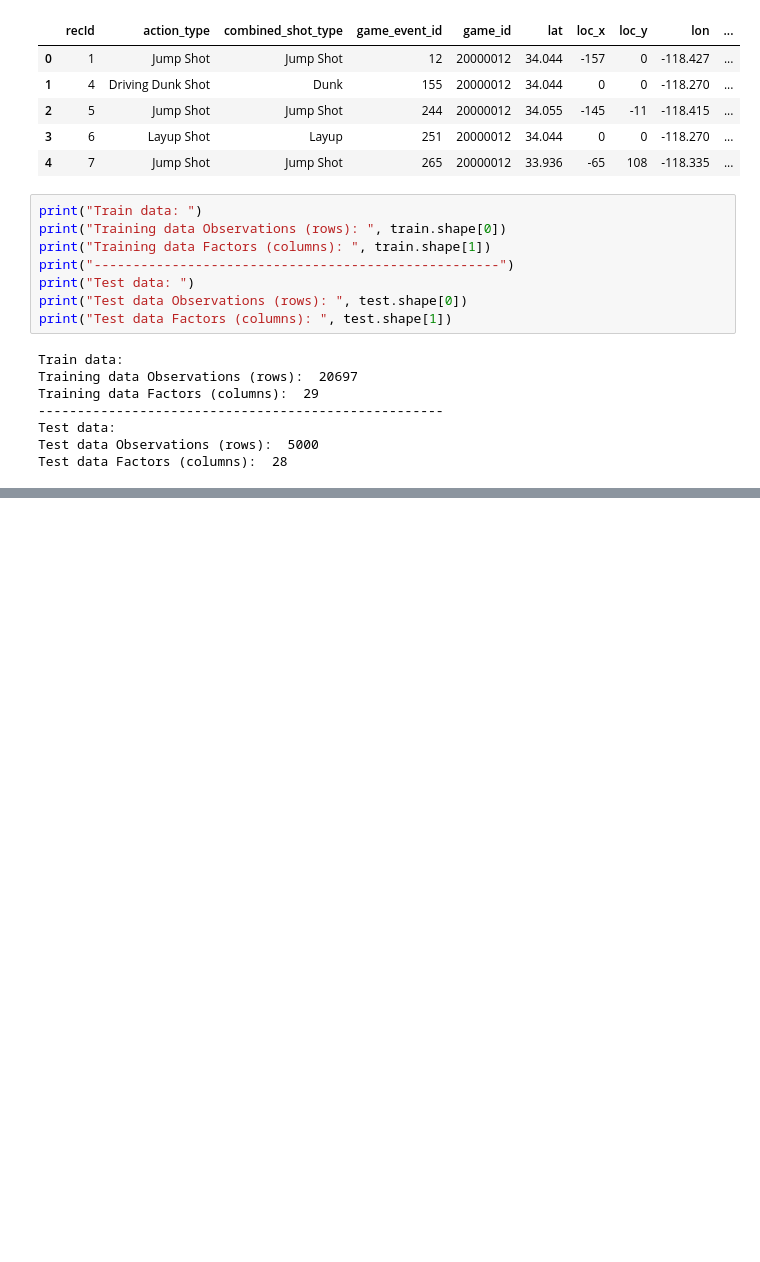
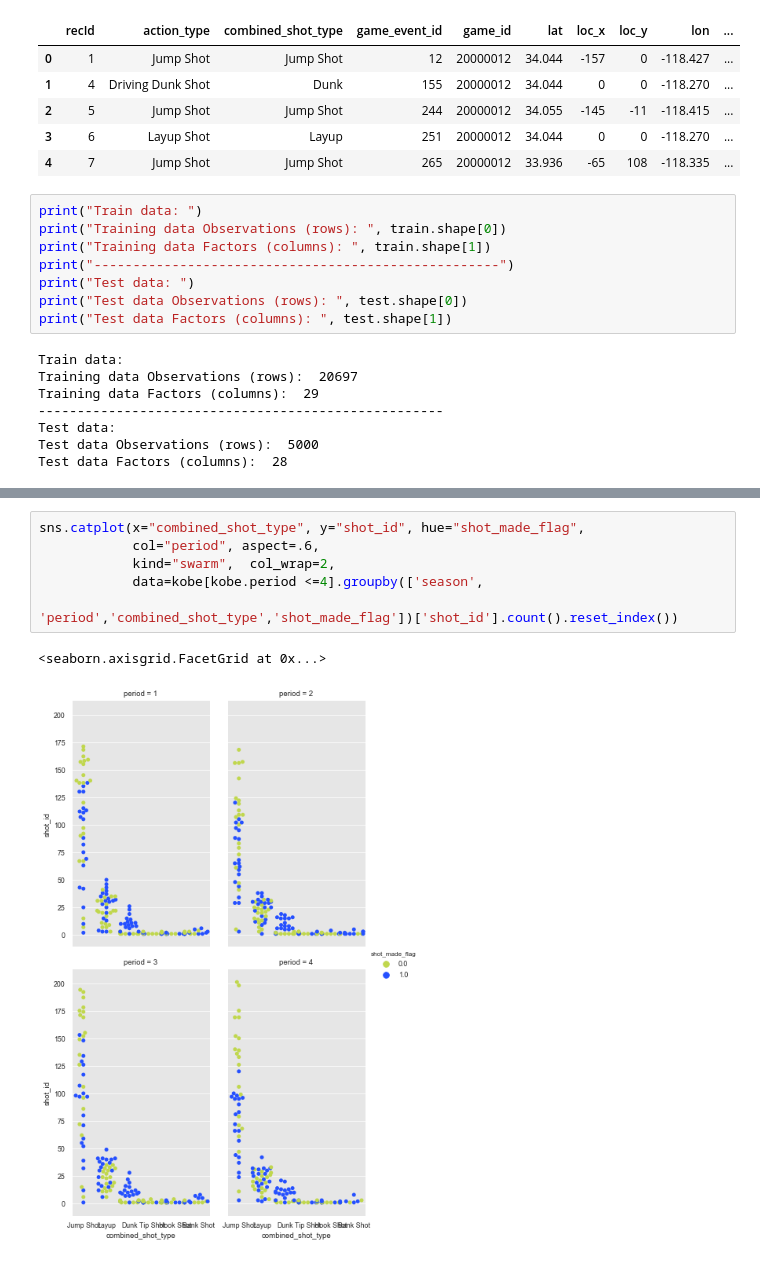
Before and after one commit to naivelogic/Machine_Learning_Notebooks, a Jupyter notebook: kaggle/kobe/Kobe Capstone EDA.ipynb, the cells around one changed output, grey strips where cells are left out. Saved outputs shown, nothing was run; the diff lists cells and outputs as text; blank space fills up the shorter version.

```diff
--- a/kaggle/kobe/Kobe Capstone EDA.ipynb
+++ b/kaggle/kobe/Kobe Capstone EDA.ipynb
@@ -76,0 +204,9 @@ We can see from the above output that the train dataset has one additional colum
+# %%
+sns.catplot(x="combined_shot_type", y="shot_id", hue="shot_made_flag",
+            col="period", aspect=.6,
+            kind="swarm",  col_wrap=2,
+            data=kobe[kobe.period <=4].groupby(['season',
+                                                'period','combined_shot_type','shot_made_flag'])['shot_id'].count().reset_index())
+# %% [output]
+<seaborn.axisgrid.FacetGrid at 0x...>
+[figure, added]
```
Also changed, not shown: parts of 191 cells of this notebook.
